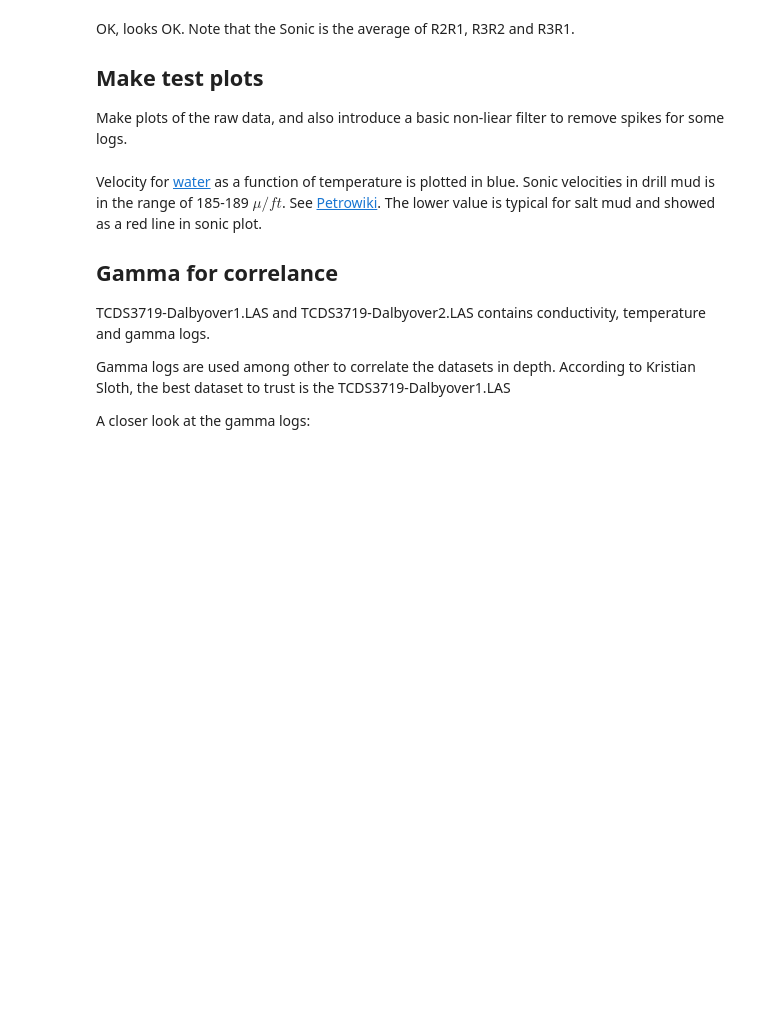
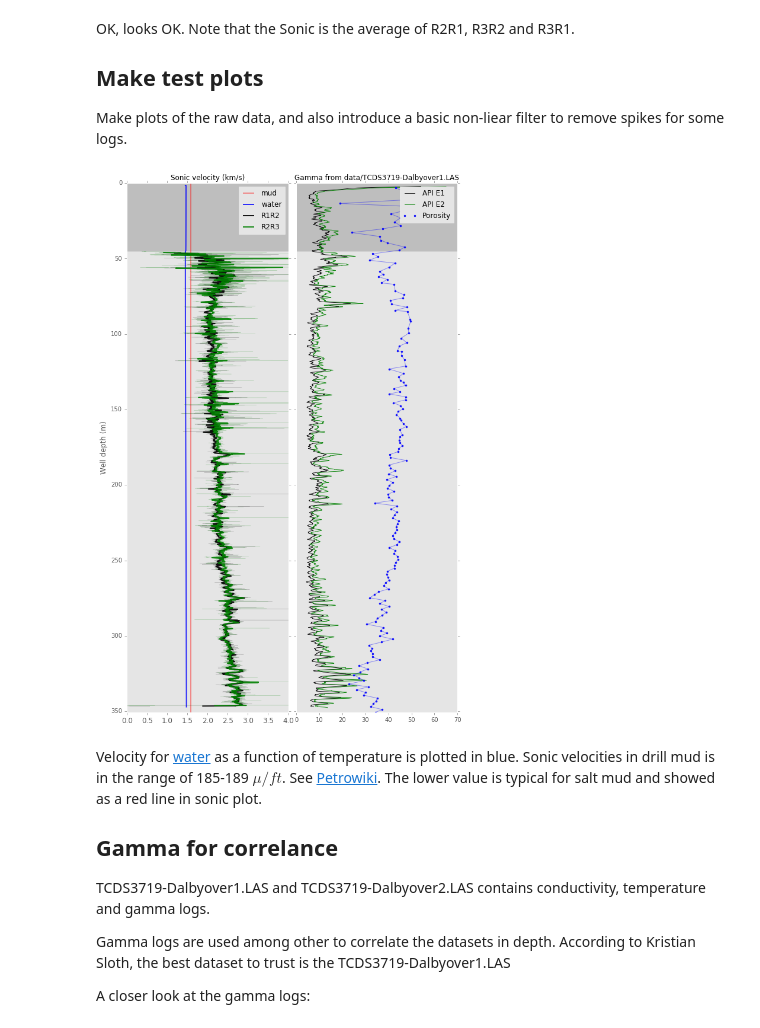
Before and after one commit to TobbeTripitaka/Dalbyover, a Jupyter notebook: Dalbyover sonic log.ipynb, the cells around one changed output. Saved outputs shown, nothing was run; the diff lists cells and outputs as text; code cells hidden in the pictures; blank space fills up the shorter version.

```diff
--- a/Dalbyover sonic log.ipynb
+++ b/Dalbyover sonic log.ipynb
@@ -43,14 +49,14 @@ def read_LAS(file_name,file_header=33):
     Specify file name and header line nr.
     '''
     in_file_A = pd.read_csv(file_name, header=file_header,delim_whitespace=True,
-                        na_values=['1.#J',0,-999.25,-999999.00000,'...','NA','NANA'])
+                        na_values=['1.#J',-999.25,-999999.00000,'...','NA','NANA'])
     # LAS files have an extra carachter that adds an extra column
     in_file = in_file_A[in_file_A.columns[:-1]]
     in_file.columns = in_file_A.columns[1:]
     in_file=in_file.dropna(axis=1,how='all')
     in_file[in_file < min_value] = np.nan
-    in_file['INDEX'] = 100*in_file['DEPTH'].astype(int)
-    print list(in_file.columns.values)
+#    in_file['INDEX'] = 100*in_file['DEPTH'].astype(int)
+#    print list(in_file.columns.values)
     return in_file
 
 def read_porper(file_name):
@@ -82,33 +88,33 @@ min_value = -1
 
 #data = np.zeros((2,), dtype=[('A', 'i4'),('B', 'f4'),('C', 'a10')])
 
-#Make depth column
-depth_steps = np.arange(-1, 350, 0.01, dtype='f2')
-depth = pd.DataFrame(depth_steps)
-
-
 # Read and merge sonic logs
 sonic = read_LAS(in_sonic,46)
-sonic.columns = ['DEPTH', 'TXRX1','TXRX2','TXRX3','R1R2','R2R3','R1R3','SONIC','NGTR','NANA','INDEX']
+sonic.columns = ['DEPTH', 'TXRX1','TXRX2','TXRX3','R1R2','R2R3','R1R3','SONIC','NGTR','NANA']
 sonic = sonic.drop('NANA', 1) #cleaning spam
 
 # Read and join electric logs
 electric = pd.merge(read_LAS(in_electric[0]), read_LAS(in_electric[1]),
-                    on='INDEX', how='outer',suffixes=('_E1', '_E2'))
+                    on='DEPTH', how='outer',suffixes=('_E1', '_E2'))
+
 
 # Read gamma log
 gamma = read_LAS(in_gamma,32)
-gamma.columns = ['DEPTH', 'NGAM_G','COND_G','INDEX']
+gamma.columns = ['DEPTH', 'NGAM_G','COND_G']
 
 # Merge electric and gamma
-el_gamma = pd.merge(electric, gamma, on='INDEX', how='outer')
+el_gamma = pd.merge(electric, gamma, on='DEPTH', how='outer')
+
 
 #... and sonic
-data = pd.merge(el_gamma, sonic, on='INDEX', how='outer')
+data = pd.merge(el_gamma, sonic, on='DEPTH', how='outer')
+
+
 
 #... and plug samples
 porper = read_porper('data/Dalbyover-1 porperm.csv')
-data = pd.merge(data, porper, on='INDEX', how='outer')
+data = pd.merge(data, porper, on='DEPTH', how='outer')
+
 
 # Sort dataframe
 data = data.sort_values('DEPTH', ascending=True)
@@ -135,6 +141,8 @@ print type(data)
 print list(data.columns.values), '\n'
 #print_full(data)
 
+
+
 for check_data in list(data.columns.values):
     print check_data
     print data[check_data].describe()
@@ -209,7 +240,7 @@ plt.ylabel('Well depth (m)', fontsize = 12)
 
 #Plot mud velocity 5,300 feet/s
 avg_temp = 0.5*(data['TEMP_E1']+data['TEMP_E2'])
-plt.axvline(x=1.581, color='red', label='mud',lw=2,alpha=0.4,ymin=0.8)
+plt.axvline(x=1.581, color='red', label='mud',lw=2,alpha=0.4)
 plt.plot((1404.3+4.7*avg_temp+0.04*avg_temp**2)/1000,data['DEPTH'], lw=2, color='blue', label='water', alpha=0.8)
 
 #well_plot(C*data['R1R2'],data['DEPTH']+0.1,'TEST!')
@@ -228,33 +259,35 @@ well_plot(smooth_filter(C*data['R2R3'],kernel),data['DEPTH']-0.1,
 casing_plot()
 
 plt.setp(ax1.get_xticklabels(), fontsize=12)
 plt.xlim(0, 4)
 plt.grid()
 plt.legend()
 
 # Plot gamma
 ax2 = plt.subplot(122, sharey=ax1)
 plt.title('Gamma from %s'%in_electric[0], fontsize = 12)
 well_plot(smooth_filter(data['NGAM_E1'],101), lw=0.9, label='API E1')
 well_plot(smooth_filter(data['NGAM_E2'],101), lw=0.9, color ='green', label='API E2')
 
 plt.xlim(0, 30)
 plt.ylim(max(data['DEPTH']),0)
 plt.setp(ax2.get_yticklabels(), visible=False)
 casing_plot()
 
 # Plot porosity
 mask = np.isfinite(data['POROSITY'])
 plt.plot(100*data['POROSITY'][mask],data['DEPTH'][mask],'.b', alpha=0.9,label='Porosity')
 plt.plot(100*data['POROSITY'][mask],data['DEPTH'][mask],'b-', alpha=0.4,label='')
 
 plt.xlim(0, 70)
 plt.ylim(max(data['DEPTH']),0)
 plt.setp(ax2.get_yticklabels(), visible=False)
 plt.grid()
 plt.legend()
 
 plt.show()
+# %% [output]
+[figure, added]
 # %% [markdown]
 Velocity for [water](http://www.sciencedirect.com/science/article/pii/S030156299800091X) as a function of temperature is plotted in blue.
 Sonic velocities in drill mud is in the range of 185-189 $\mu/ ft$. See [Petrowiki](http://petrowiki.org/Porosity_evaluation_with_acoustic_logging). The lower value is typical for salt mud and showed as a red line in sonic plot.
```
Also changed, not shown: parts of 10 cells of this notebook, 1 other file.
